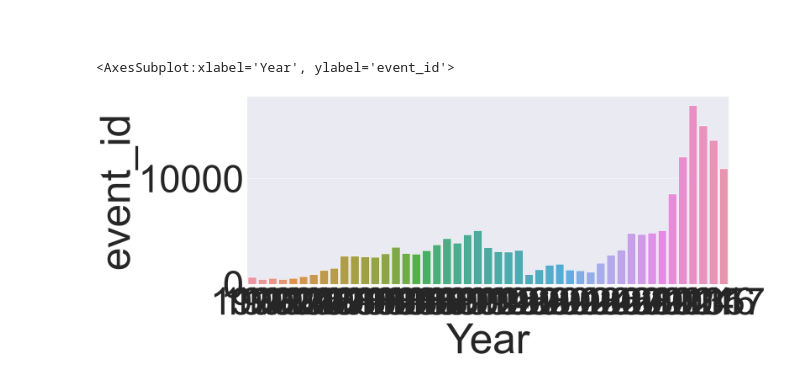
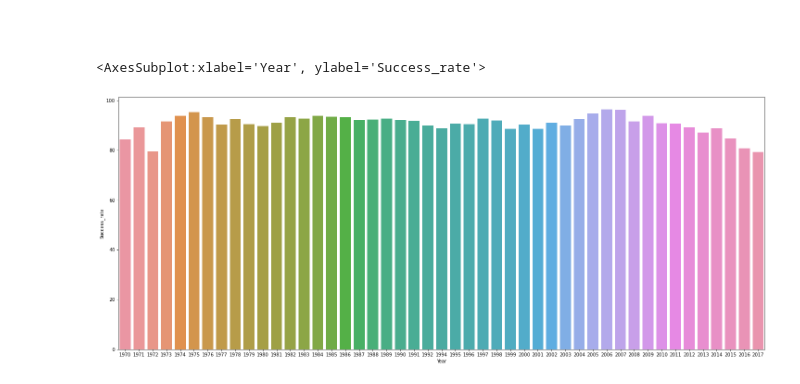
Before and after one commit to SIDPATEL-9496/EDA-on-Global-Terrorism, a Jupyter notebook: GlobalTerrorismEDA(1).ipynb, the cells around one changed output. Saved outputs shown, nothing was run; the diff lists cells and outputs as text; code cells hidden in the pictures.

```diff
--- a/GlobalTerrorismEDA(1).ipynb
+++ b/GlobalTerrorismEDA(1).ipynb
@@ -200,4 +200,4 @@ df_success = df.groupby(by=('Year'))['Success'].sum().reset_index().sort_values(
 #No.of attacks per year in descending order
 df_attacks = df.groupby('Year')['event_id'].count().reset_index().sort_values(by='event_id',ascending=False)
 # %%
-full_df = pd.merge(df_success,df_attacks,on = 'Year', how = 'outer')
+df_success_rate = pd.merge(df_success,df_attacks,on = 'Year', how = 'outer')
@@ -245,0 +224,5 @@ full_df
+# %%
+df_success_rate['Success_rate'] = (df_success_rate['Success']/df_success_rate['event_id'])*100
+# %%
+df_success_rate = df_success_rate.sort_values('Success_rate', ascending = False)
+df_success_rate
@@ -247,8 +248,8 @@ full_df
 #
 # %%
 plt.figure(figsize=(25, 10))
-temp = df.groupby('Year')['event_id'].count().reset_index()
-sns.barplot(x='Year',y='event_id',data = temp)
+temp = df_success_rate
+sns.barplot(x='Year',y='Success_rate',data = temp)
 # %% [output]
-<AxesSubplot:xlabel='Year', ylabel='event_id'>
+<AxesSubplot:xlabel='Year', ylabel='Success_rate'>
-[figure, old version]
+[figure, new version]
```
Also changed, not shown: parts of 13 cells of this notebook.
